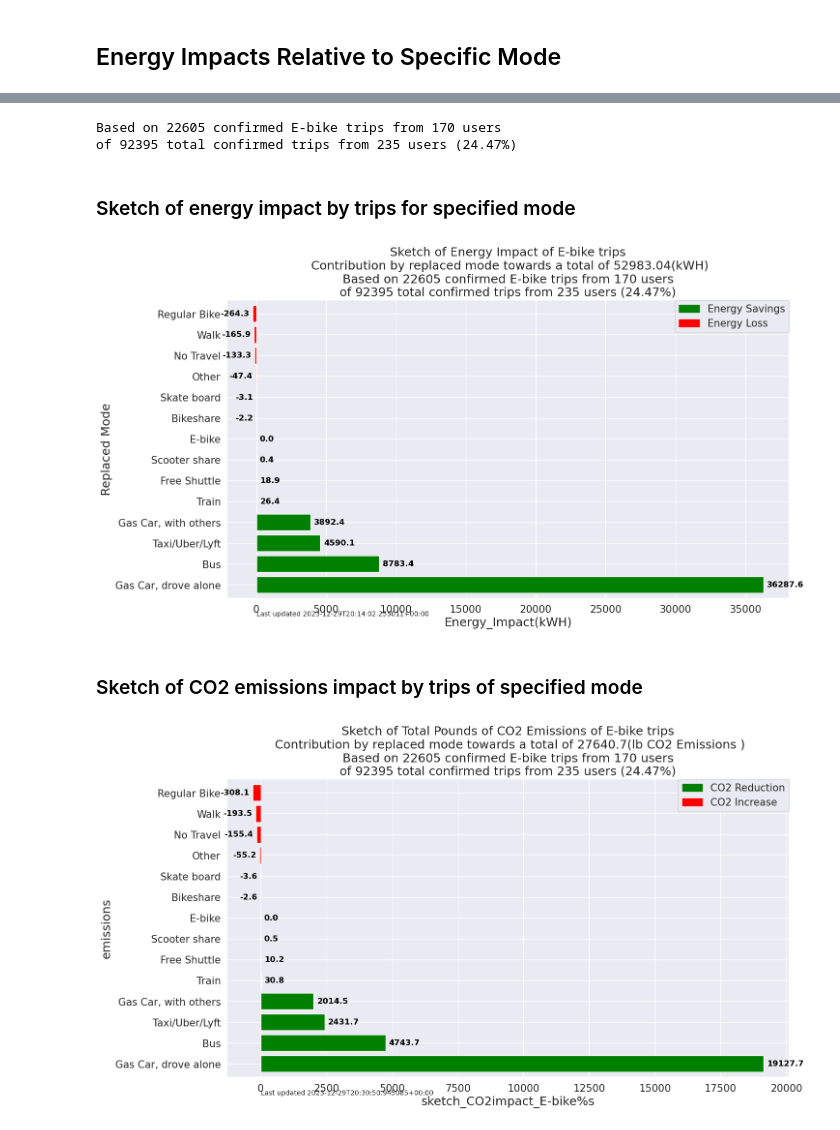
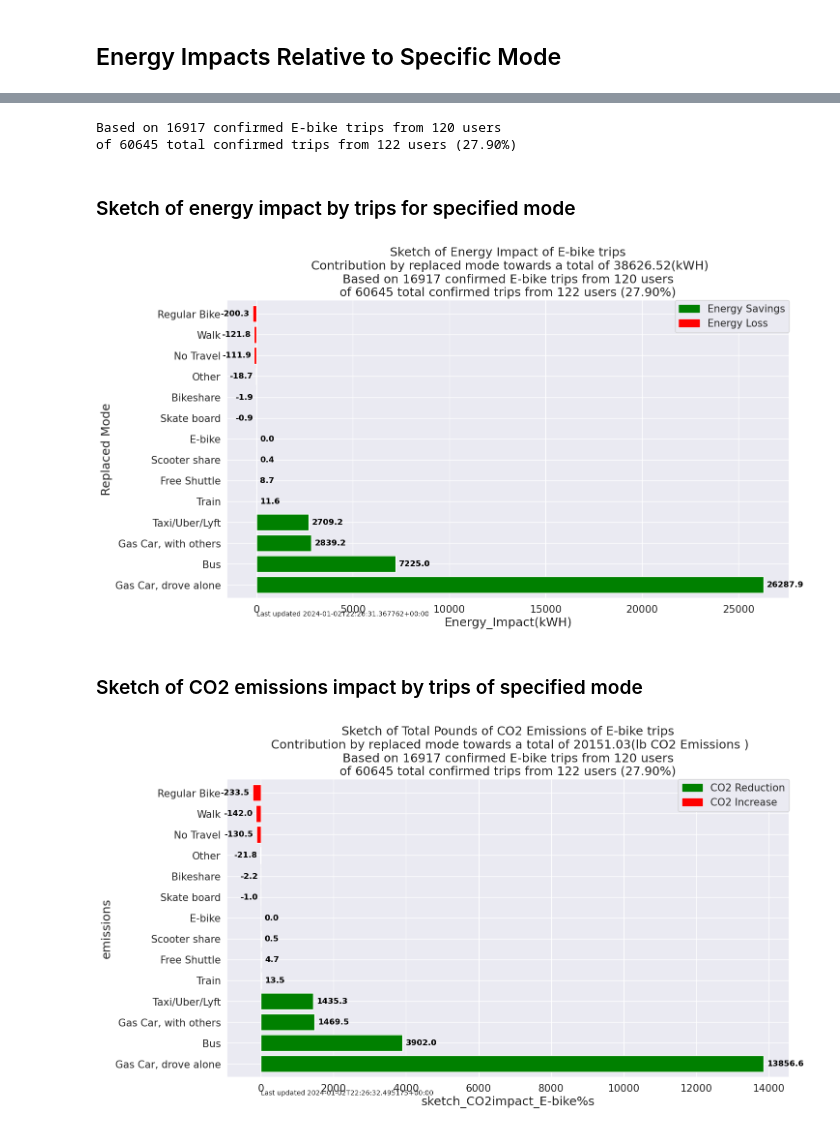
Before and after one commit to e-mission/em-public-dashboard, a Jupyter notebook: viz_scripts/PaperVizualizations/Abby/energy_calculations.ipynb, the cells around one changed output, grey strips where cells are left out. Saved outputs shown, nothing was run; the diff lists cells and outputs as text; code cells hidden in the pictures.

Commit message:
updated energy calculations
move to only one scenario - reading in from a the csv file!

```diff
--- a/viz_scripts/PaperVizualizations/Abby/energy_calculations.ipynb
+++ b/viz_scripts/PaperVizualizations/Abby/energy_calculations.ipynb
@@ -336,7 +340,7 @@ def CO2_impact_lb(df,distance_miles):
     return df
 # %%
 expanded_ct_1=pd.read_csv("../Data/expanded_ct.csv")
-expanded_ct_2=pd.read_csv("../Data/filtered_merged_trips.csv")
+expanded_ct_2=pd.read_csv("../Data/tsdc_filtered_merged_trips.csv")
 # %%
 expanded_ct = pd.merge(expanded_ct_2,expanded_ct_1[['_id','Mode_confirm']],on='_id', how='left')
 expanded_ct = pd.merge(expanded_ct_2,expanded_ct_1[['_id','Replaced_mode']],on='_id', how='left')
@@ -389,10 +390,0 @@ expanded_ct = add_energy_impact(expanded_ct, df_ei, dic_fuel) if len(expanded_ct
-# %%
-expanded_ct, file_suffix, quality_text, debug_df = load_viz_notebook_data(year,
-                                                                            month,
-                                                                            program,
-                                                                            study_type,
-                                                                            dic_re,
-                                                                            dic_pur=dic_pur,
-                                                                            include_test_users=include_test_users)
-# CASE 1 of https://github.com/e-mission/em-public-dashboard/issues/69#issuecomment-1256835867
-expanded_ct = add_energy_impact(expanded_ct, df_ei, dic_fuel) if len(expanded_ct) > 0 else expanded_ct
@@ -473,35 +419,31 @@ data_eb.to_csv("data_eb.csv")
 # %%
 quality_text = get_quality_text(expanded_ct, data_eb, mode_of_interest)
 # %% [output]
-Based on 22605 confirmed E-bike trips from 170 users
-of 92395 total confirmed trips from 235 users (24.47%)
+Based on 16917 confirmed E-bike trips from 120 users
+of 60645 total confirmed trips from 122 users (27.90%)
 # %% [markdown]
 ### Sketch of energy impact by trips for specified mode
 # %%
 # ebei : ebike energy impact
 plot_title_no_quality=f"Sketch of Energy Impact of {mode_of_interest} trips"
 file_name =f'sketch_energy_impact_{mode_of_interest}%s'
 
-try:
-    ebei=data_eb.groupby('Replaced_mode').agg({'Energy_Impact(kWH)': ['sum', 'mean']},)
-    ebei.columns = ['Sketch of Total Energy_Impact(kWH)', 'Sketch of Average Energy_Impact(kWH)']
-    ebei= ebei.reset_index()
-    ebei = ebei.sort_values(by=['Sketch of Total Energy_Impact(kWH)'], ascending=False)
-    ebei['boolean'] = ebei['Sketch of Total Energy_Impact(kWH)'] > 0
-    net_energy_saved = round(sum(ebei['Sketch of Total Energy_Impact(kWH)']), 2)
+ebei=data_eb.groupby('Replaced_mode').agg({'Energy_Impact(kWH)': ['sum', 'mean']},)
+ebei.columns = ['Sketch of Total Energy_Impact(kWH)', 'Sketch of Average Energy_Impact(kWH)']
+ebei= ebei.reset_index()
+ebei = ebei.sort_values(by=['Sketch of Total Energy_Impact(kWH)'], ascending=False)
+ebei['boolean'] = ebei['Sketch of Total Energy_Impact(kWH)'] > 0
+net_energy_saved = round(sum(ebei['Sketch of Total Energy_Impact(kWH)']), 2)
 
-    x = ebei['Sketch of Total Energy_Impact(kWH)']
-    y = ebei['Replaced_mode']
-    color =ebei['boolean']
+x = ebei['Sketch of Total Energy_Impact(kWH)']
+y = ebei['Replaced_mode']
+color =ebei['boolean']
 
-    plot_title= plot_title_no_quality+f"\n Contribution by replaced mode towards a total of {net_energy_saved}(kWH)\n"+quality_text
-    energy_impact(x,y,color,plot_title,file_name)
-    alt_text = store_alt_text_bar(pd.DataFrame(x.values,y), file_name, plot_title)
-except:
-    generate_missing_plot(plot_title_no_quality,debug_df,file_name)
-    alt_text = store_alt_text_missing(debug_df, file_name, plot_title_no_quality)
+plot_title= plot_title_no_quality+f"\n Contribution by replaced mode towards a total of {net_energy_saved}(kWH)\n"+quality_text
+energy_impact(x,y,color,plot_title,file_name)
+alt_text = store_alt_text_bar(pd.DataFrame(x.values,y), file_name, plot_title)
 # %% [output]
-[figure, old version]
+[figure, new version]
 # %% [markdown]
 ### Sketch of CO2 emissions impact by trips of specified mode
 # %%
@@ -527,4 +469,4 @@ except:
     generate_missing_plot(plot_title_no_quality,debug_df,file_name)
     alt_text = store_alt_text_missing(debug_df, file_name, plot_title_no_quality)
 # %% [output]
-[figure, old version]
+[figure, new version]
```
Also changed, not shown: parts of 6 cells of this notebook.
